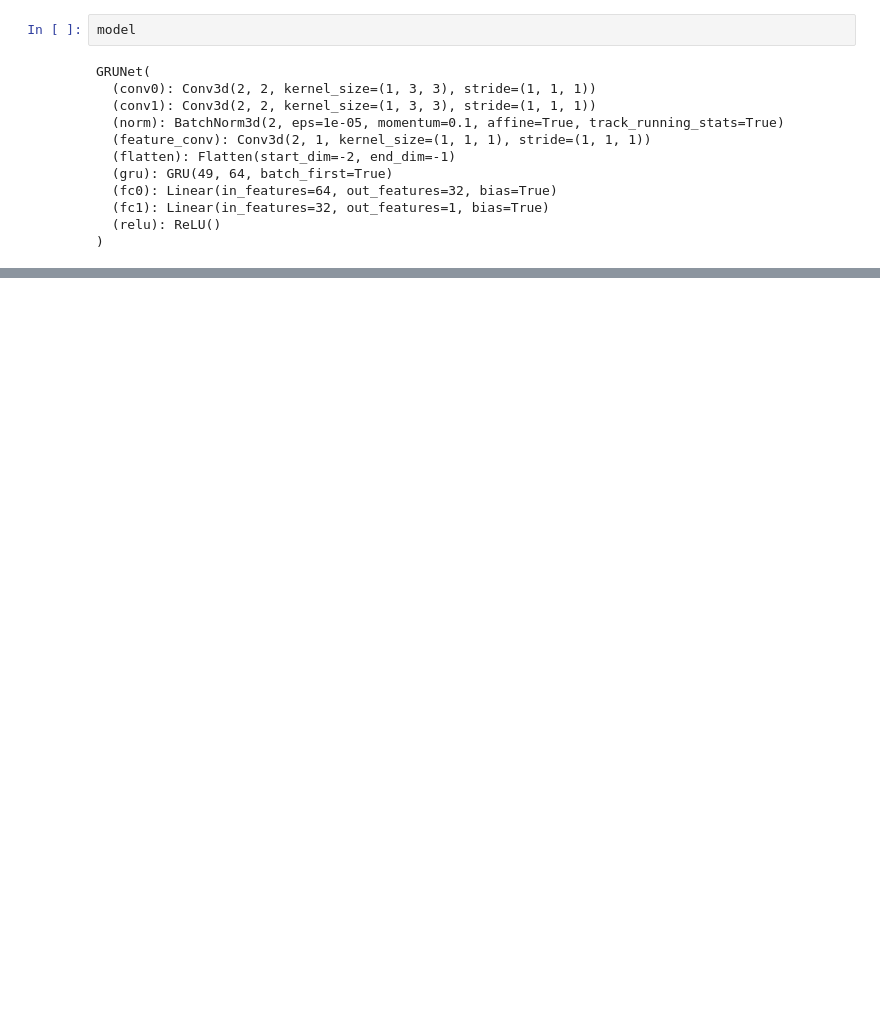
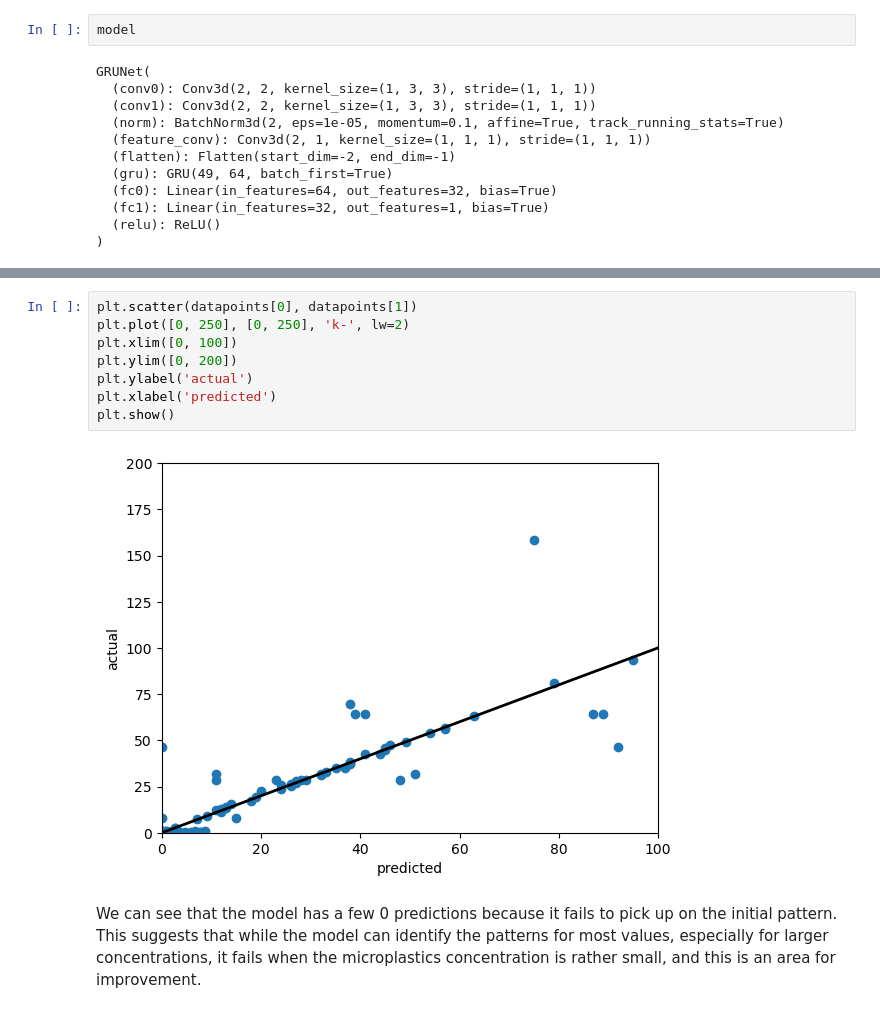
Before and after one commit to jun-lsh/splash-awards-22, a Jupyter notebook: model/GRU.ipynb, the cells around one changed output, grey strips where cells are left out. Saved outputs shown, nothing was run; the diff lists cells and outputs as text; blank space fills up the shorter version.

```diff
--- a/model/GRU.ipynb
+++ b/model/GRU.ipynb
@@ -426,0 +473,12 @@ GRUNet(
+# %%
+plt.scatter(datapoints[0], datapoints[1])
+plt.plot([0, 250], [0, 250], 'k-', lw=2)
+plt.xlim([0, 100])
+plt.ylim([0, 200])
+plt.ylabel('actual')
+plt.xlabel('predicted')
+plt.show()
+# %% [output]
+[figure, added]
+# %% [markdown]
+We can see that the model has a few 0 predictions because it fails to pick up on the initial pattern. This suggests that while the model can identify the patterns for most values, especially for larger concentrations, it fails when the microplastics concentration is rather small, and this is an area for improvement.
```
Also changed, not shown: parts of 8 cells of this notebook.
